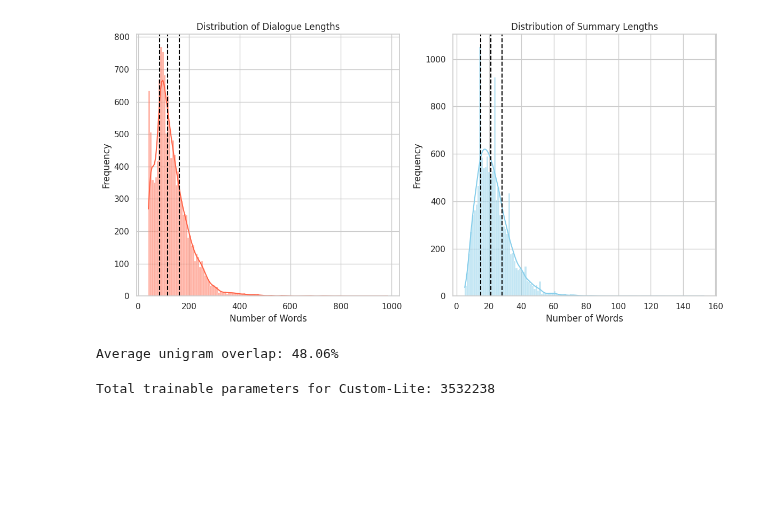
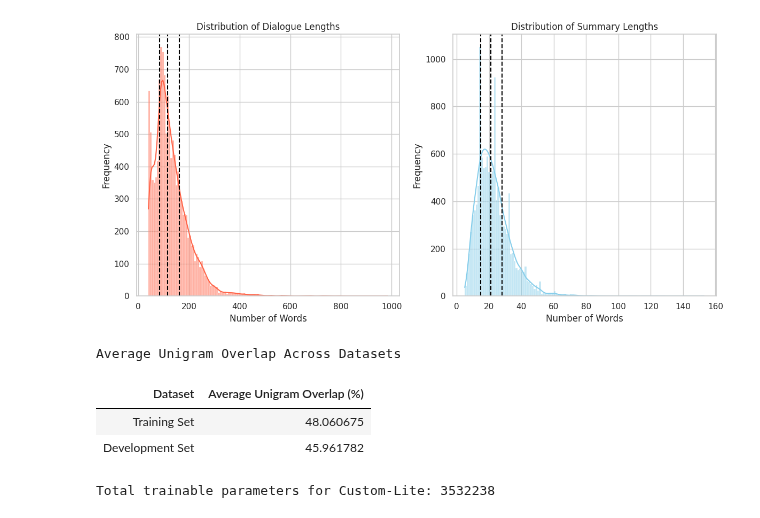
Before and after one commit to dipankarsrirag/Dialogue-Summarisation, a Jupyter notebook: notebooks/Report.ipynb, the cells around one changed output. Cells and saved outputs as stored; diff of their text form; code cells hidden in the pictures; blank space fills up the shorter version.

```diff
--- a/notebooks/Report.ipynb
+++ b/notebooks/Report.ipynb
@@ -207,21 +211,40 @@ plt.tight_layout()
 plt.show()
 # %% [output]
 [figure]
-# %%
-def unigram_overlap(row):
-    dialogue_words = set(row['dialogue'].split())
-    summary_words = set(row['summary'].split())
-    overlap = summary_words.intersection(dialogue_words)
-    return len(overlap) / len(summary_words) * 100 if summary_words else 0
-
-train_df['unigram_overlap'] = train_df.apply(unigram_overlap, axis=1)
-avg_overlap = train_df['unigram_overlap'].mean()
-print(f"Average unigram overlap: {avg_overlap:.2f}%")
-# %% [output]
-Average unigram overlap: 48.06%
 # %%
 dev_df = pd.read_json('/content/drive/My Drive/COMP9444/data/raw/dialogsum/dialogsum.dev.jsonl',
                       lines=True)[['dialogue', 'summary']]
+# %%
+def unigram_overlap(row):
+    dialogue_words = set(row['dialogue'].split())
+    summary_words = set(row['summary'].split())
+    overlap = summary_words.intersection(dialogue_words)
+    return len(overlap) / len(summary_words) * 100 if summary_words else 0
+
+# Apply the function and calculate average for train_df
+train_df['unigram_overlap'] = train_df.apply(unigram_overlap, axis=1)
+avg_overlap_train = train_df['unigram_overlap'].mean()
+
+# Apply the function and calculate average for dev_df
+dev_df['unigram_overlap'] = dev_df.apply(unigram_overlap, axis=1)
+avg_overlap_dev = dev_df['unigram_overlap'].mean()
+
+# Create a styled DataFrame for display
+results_df = pd.DataFrame({
+    "Dataset": ["Training Set", "Development Set"],
+    "Average Unigram Overlap (%)": [avg_overlap_train, avg_overlap_dev]
+}).style.hide(axis="index").set_caption("Average Unigram Overlap Across Datasets").set_table_styles(
+    [{'selector': 'caption',
+      'props': [('color', 'tomato'), ('font-size', '16px'), ('text-align', 'center')]}]
+)
+
+# Display the styled DataFrame
+display(results_df)
+# %% [output]
+Average Unigram Overlap Across Datasets
+| Dataset | Average Unigram Overlap (%) |
+| Training Set | 48.060675 |
+| Development Set | 45.961782 |
 # %%
 train_src_tokens = list(train_df['dialogue'].apply(lambda x: tokenize(x)))
 train_trg_tokens = list(train_df['summary'].apply(lambda x: tokenize(x)))
```
Also changed, not shown: parts of 1 cell of this notebook.
